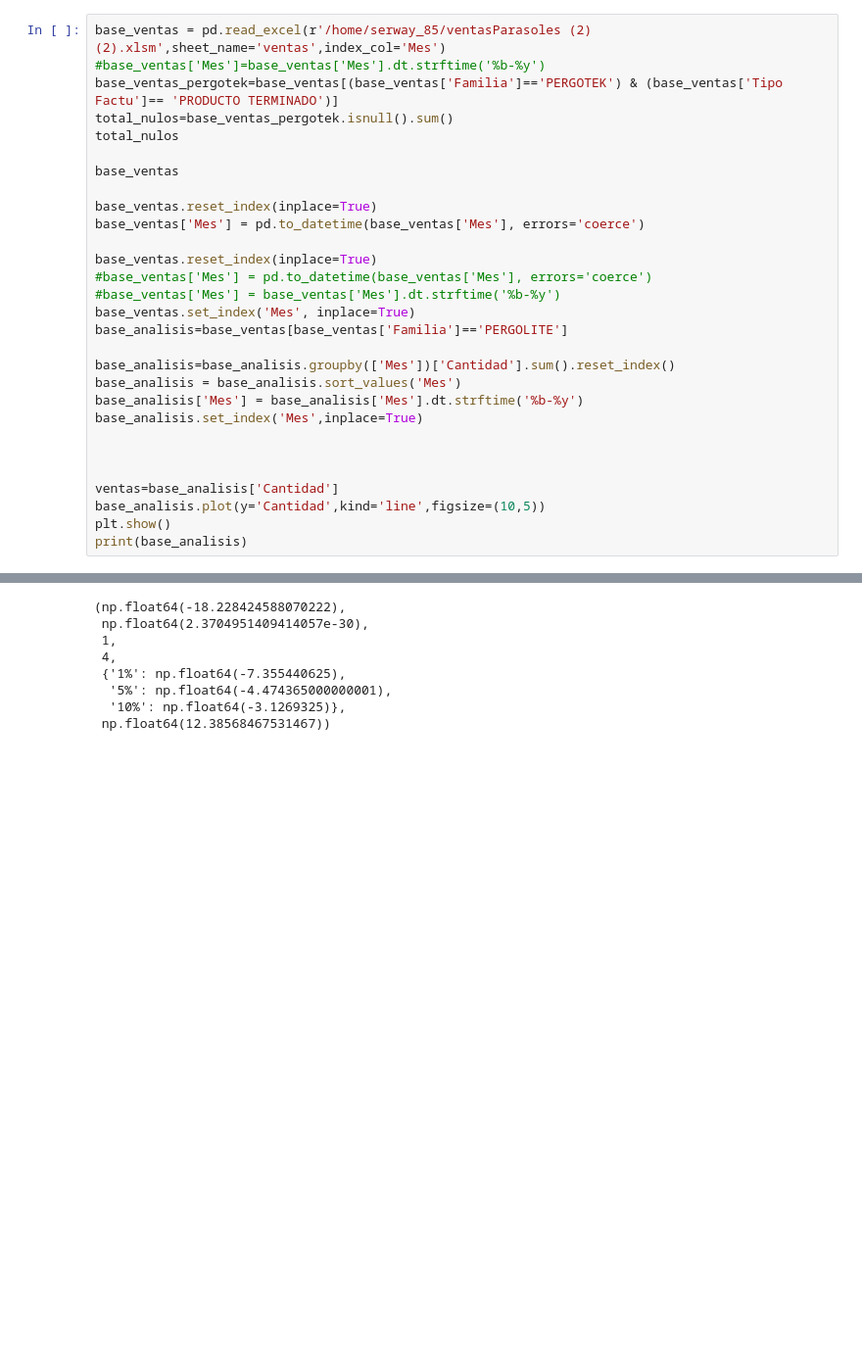
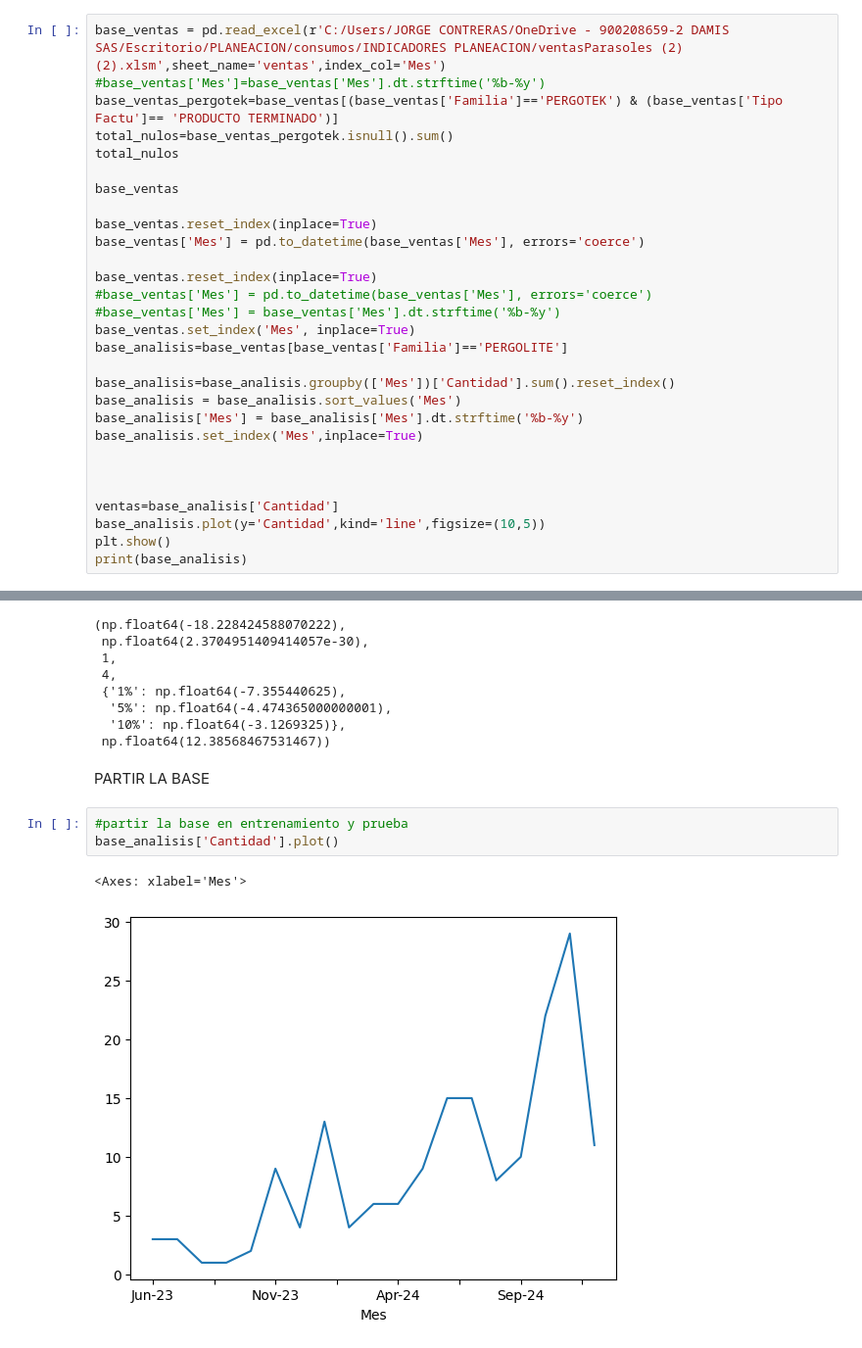
Before and after one commit to serway-hub/Proyecto_pronostico, a Jupyter notebook: analisis_pronostico.ipynb, the cells around one changed output, grey strips where cells are left out. Shown: that part at 98% size. Cells and saved outputs as stored; diff of their text form; blank space fills up the shorter version.

```diff
--- a/analisis_pronostico.ipynb
+++ b/analisis_pronostico.ipynb
@@ -5,7 +5,7 @@ import statsmodels.api as sm
 import matplotlib.pylab as plt
 %matplotlib inline
 # %%
-base_ventas = pd.read_excel(r'/home/serway_85/ventasParasoles (2) (2).xlsm',sheet_name='ventas',index_col='Mes')
+base_ventas = pd.read_excel(r'C:/Users/JORGE CONTRERAS/OneDrive - 900208659-2 DAMIS SAS/Escritorio/PLANEACION/consumos/INDICADORES PLANEACION/ventasParasoles (2) (2).xlsm',sheet_name='ventas',index_col='Mes')
 #base_ventas['Mes']=base_ventas['Mes'].dt.strftime('%b-%y')
 base_ventas_pergotek=base_ventas[(base_ventas['Familia']=='PERGOTEK') & (base_ventas['Tipo Factu']== 'PRODUCTO TERMINADO')]
 total_nulos=base_ventas_pergotek.isnull().sum()
@@ -157,3 +157,11 @@ adfuller(base_analisis['Primera Diferencia Estacionalidad'].dropna())
   '5%': np.float64(-4.474365000000001),
   '10%': np.float64(-3.1269325)},
  np.float64(12.38568467531467))
+# %% [markdown]
+PARTIR LA BASE
+# %%
+#partir la base en entrenamiento y prueba
+base_analisis['Cantidad'].plot()
+# %% [output]
+<Axes: xlabel='Mes'>
+[figure, added]
```
Also changed, not shown: parts of 6 cells of this notebook.
